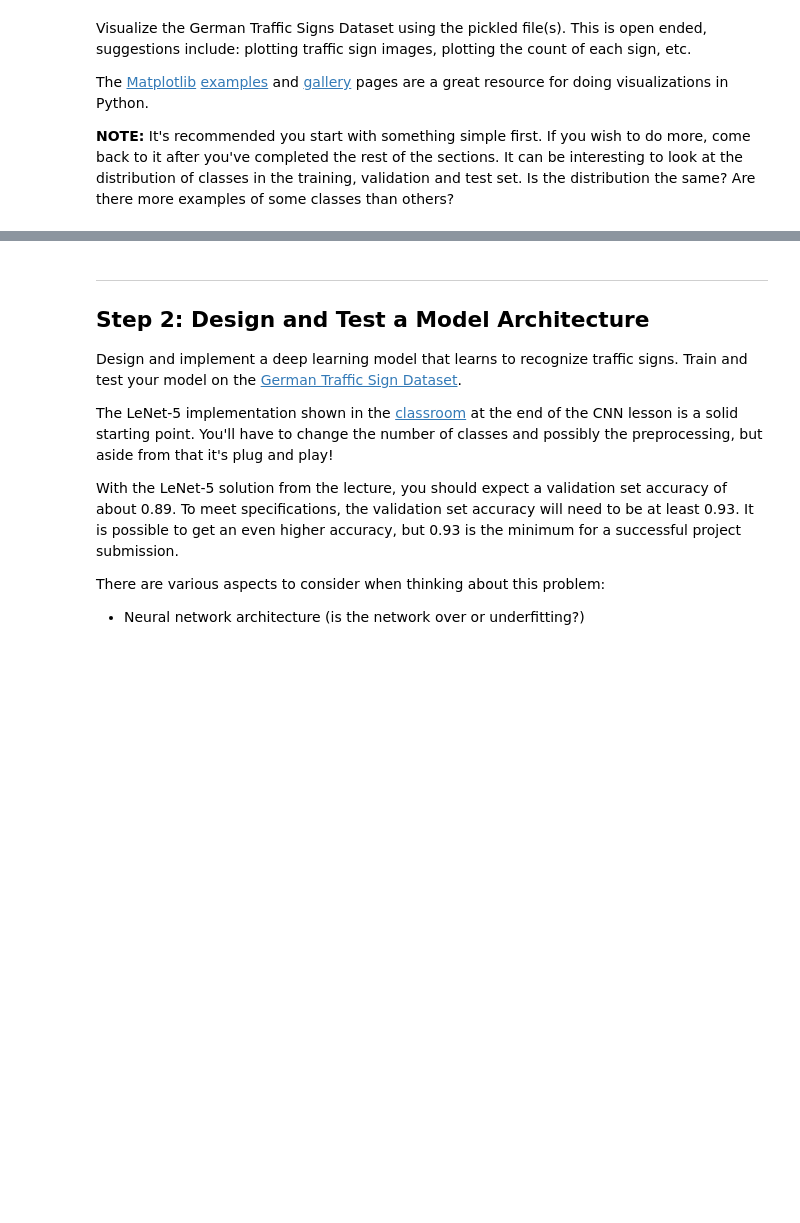
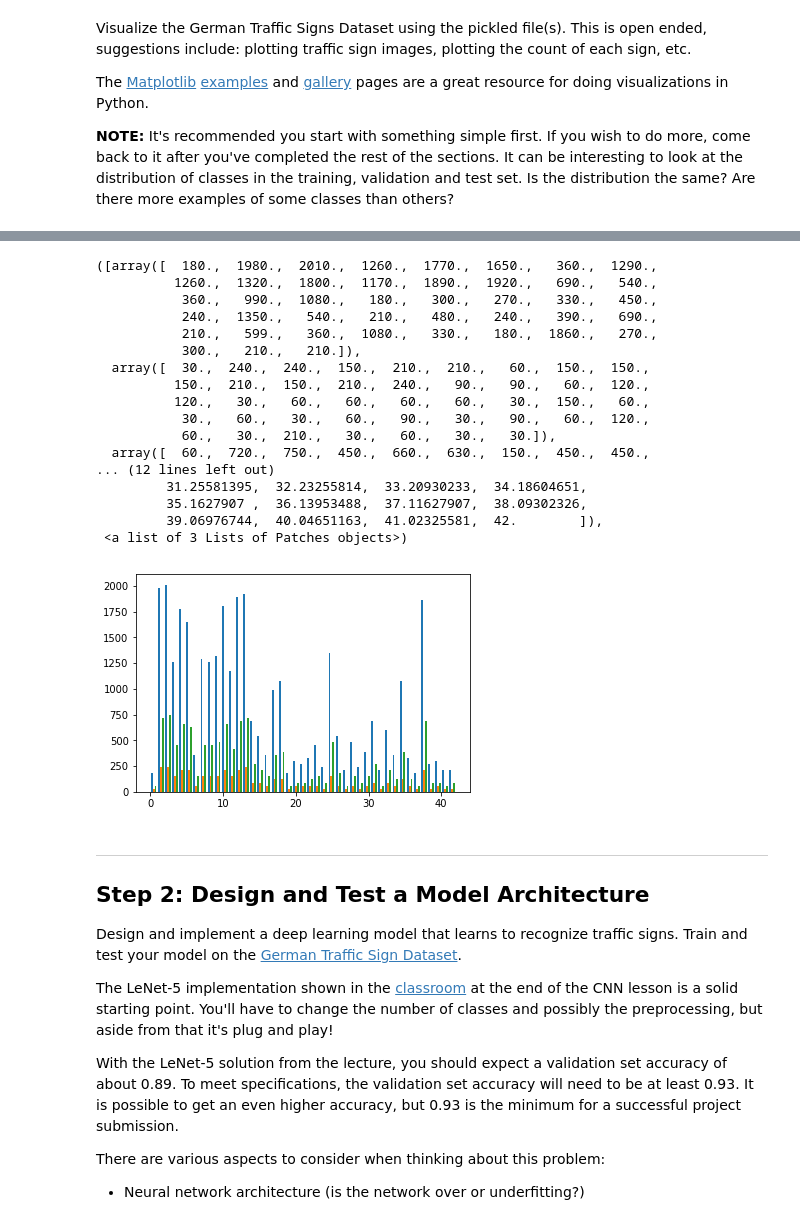
Before and after one commit to yhbyhb/CarND, a Jupyter notebook: Term1/project/CarND-Traffic-Sign-Classifier-Project/Traffic_Sign_Classifier.ipynb, the cells around one changed output, grey strips where cells are left out. Cells and saved outputs as stored; diff of their text form; code cells hidden in the pictures; blank space fills up the shorter version.

```diff
--- a/Term1/project/CarND-Traffic-Sign-Classifier-Project/Traffic_Sign_Classifier.ipynb
+++ b/Term1/project/CarND-Traffic-Sign-Classifier-Project/Traffic_Sign_Classifier.ipynb
@@ -94,3 +112,27 @@ import matplotlib.pyplot as plt
+# %%
+y_list = [y_train, y_valid, y_test]
+plt.hist(y_list, bins=43)
+# plt.hist(y_valid, normed=True, bins=43, histtype='bar')
+# plt.hist(y_test, normed=True, bins=43,histtype='bar')
+# %% [output]
+([array([  180.,  1980.,  2010.,  1260.,  1770.,  1650.,   360.,  1290.,
+          1260.,  1320.,  1800.,  1170.,  1890.,  1920.,   690.,   540.,
+           360.,   990.,  1080.,   180.,   300.,   270.,   330.,   450.,
+           240.,  1350.,   540.,   210.,   480.,   240.,   390.,   690.,
+           210.,   599.,   360.,  1080.,   330.,   180.,  1860.,   270.,
+           300.,   210.,   210.]),
+  array([  30.,  240.,  240.,  150.,  210.,  210.,   60.,  150.,  150.,
+          150.,  210.,  150.,  210.,  240.,   90.,   90.,   60.,  120.,
+          120.,   30.,   60.,   60.,   60.,   60.,   30.,  150.,   60.,
+           30.,   60.,   30.,   60.,   90.,   30.,   90.,   60.,  120.,
+           60.,   30.,  210.,   30.,   60.,   30.,   30.]),
+  array([  60.,  720.,  750.,  450.,  660.,  630.,  150.,  450.,  450.,
+... (12 lines left out)
+         31.25581395,  32.23255814,  33.20930233,  34.18604651,
+         35.1627907 ,  36.13953488,  37.11627907,  38.09302326,
+         39.06976744,  40.04651163,  41.02325581,  42.        ]),
+ <a list of 3 Lists of Patches objects>)
+[figure, added]
 # %% [markdown]
 ----
 
```
Also changed, not shown: parts of 10 cells of this notebook.
